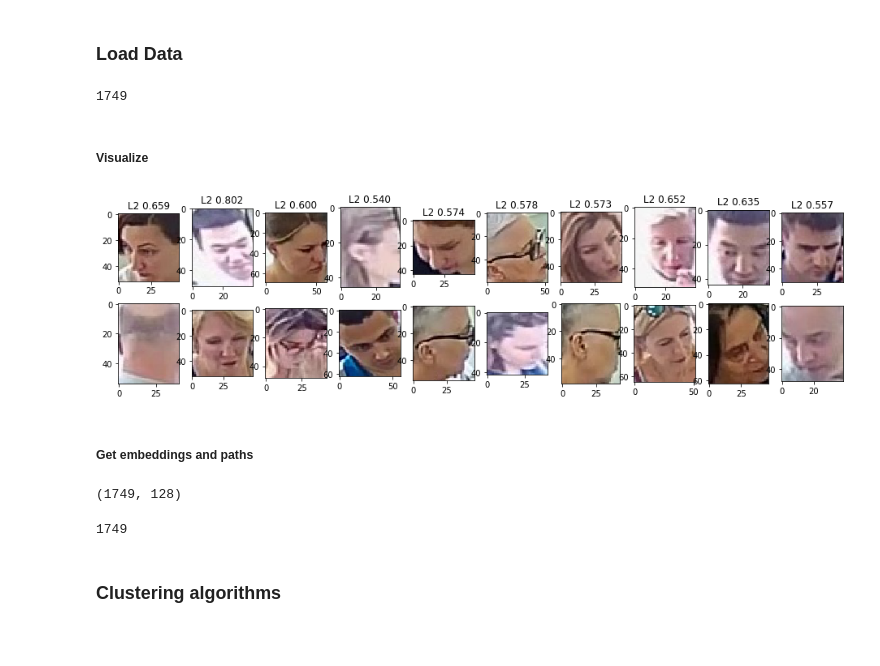
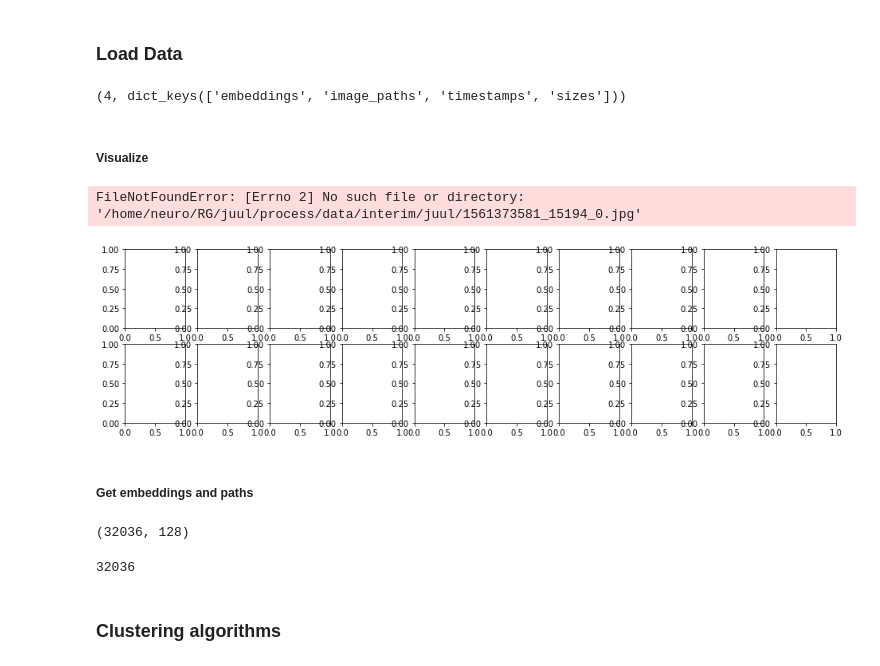
Before and after one commit to chichivica/juul, a Jupyter notebook: process/notebooks/0.0-rg-cluster-face-embeddings.ipynb, the cells around one changed output. Drawn from its saved outputs; the diff is of its cells as text; code cells hidden in the pictures; blank space fills up the shorter version.

```diff
--- a/process/notebooks/0.0-rg-cluster-face-embeddings.ipynb
+++ b/process/notebooks/0.0-rg-cluster-face-embeddings.ipynb
@@ -26,14 +26,14 @@ if project_dir not in sys.path:
 # %% [markdown]
 ### Load Data
 # %%
-FILE = '../data/interim/embeddings/mobilenet_dlib_06-21.pkl'
+FILE = '../data/interim/embeddings/juul_mobilenet_dlib_2019-06-26.pkl'
 # %%
 with open(FILE, 'rb') as f:
     data = pickle.load(f)
 # %%
-len(data)
+len(data), data.keys()
 # %% [output]
-1749
+(4, dict_keys(['embeddings', 'image_paths', 'timestamps', 'sizes']))
 # %% [markdown]
 ##### Visualize
 # %%
@@ -41,32 +41,33 @@ N_SHOW = 10
 # %%
 fig,ax = plt.subplots(2, N_SHOW, sharex=False, sharey=False, figsize=(16,4))
 
 for n in range(N_SHOW):
-    i = np.random.randint(len(data))
-    j = np.random.randint(len(data))
-    i_img = plt.imread(os.path.join(project_dir, data[i][0]))
-    j_img = plt.imread(os.path.join(project_dir, data[j][0]))
+    i = np.random.randint(len(data['image_paths']))
+    j = np.random.randint(len(data['image_paths']))
+    i_img = plt.imread(os.path.join(project_dir, data['image_paths'][i]))
+    j_img = plt.imread(os.path.join(project_dir, data['image_paths'][j]))
     ax[0,n].imshow(i_img)
     ax[1,n].imshow(j_img)
-    l2 = np.linalg.norm(data[i][1] - data[j][1], ord=2)
+    l2 = np.linalg.norm(data['image_paths'][i] - data['image_paths'][j], ord=2)
     ax[0,n].set_title(f'L2 {l2:.3f}')
 
 plt.show()
 # %% [output]
+FileNotFoundError: [Errno 2] No such file or directory: '/home/neuro/RG/juul/process/data/interim/juul/1561373581_15194_0.jpg'
-[figure, old version]
+[figure, new version]
 # %% [markdown]
 ##### Get embeddings and paths
 # %%
-embeddings = np.array([d[1] for d in data])
+embeddings = np.array([d for d in data['embeddings']])
 embeddings.shape
 # %% [output]
-(1749, 128)
+(32036, 128)
 # %%
-image_paths = [d[0] for d in data]
+image_paths = [d for d in data['image_paths']]
 
 len(image_paths)
 # %% [output]
-1749
+32036
 # %% [markdown]
 ### Clustering algorithms
 # %%
```
Also changed, not shown: parts of 7 cells of this notebook, 4 other files.
